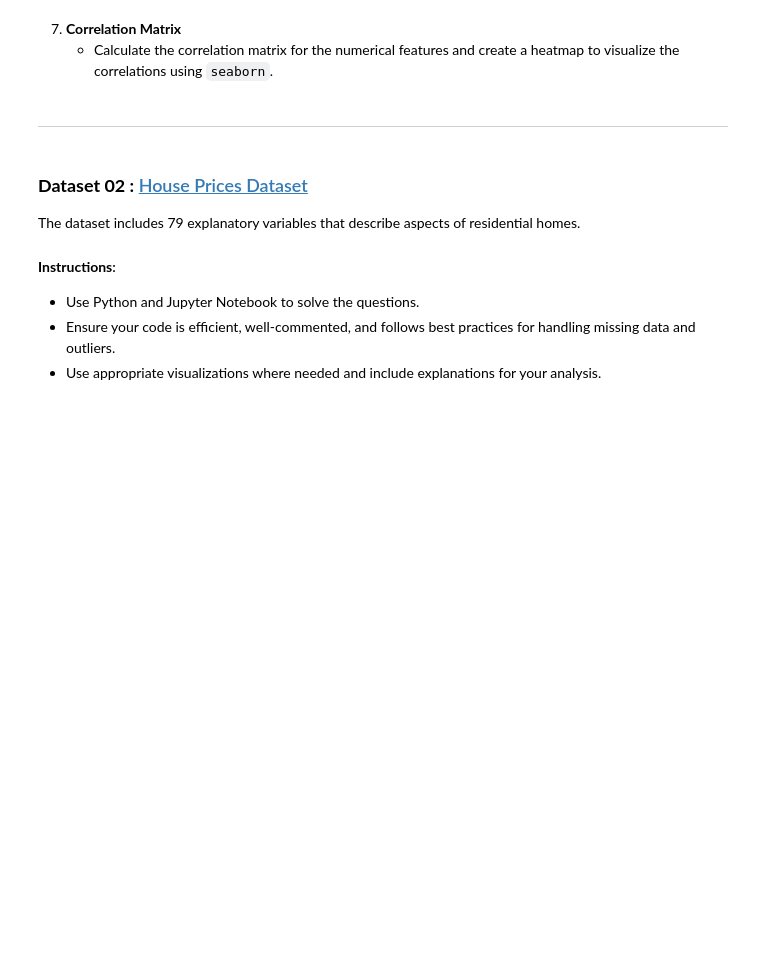
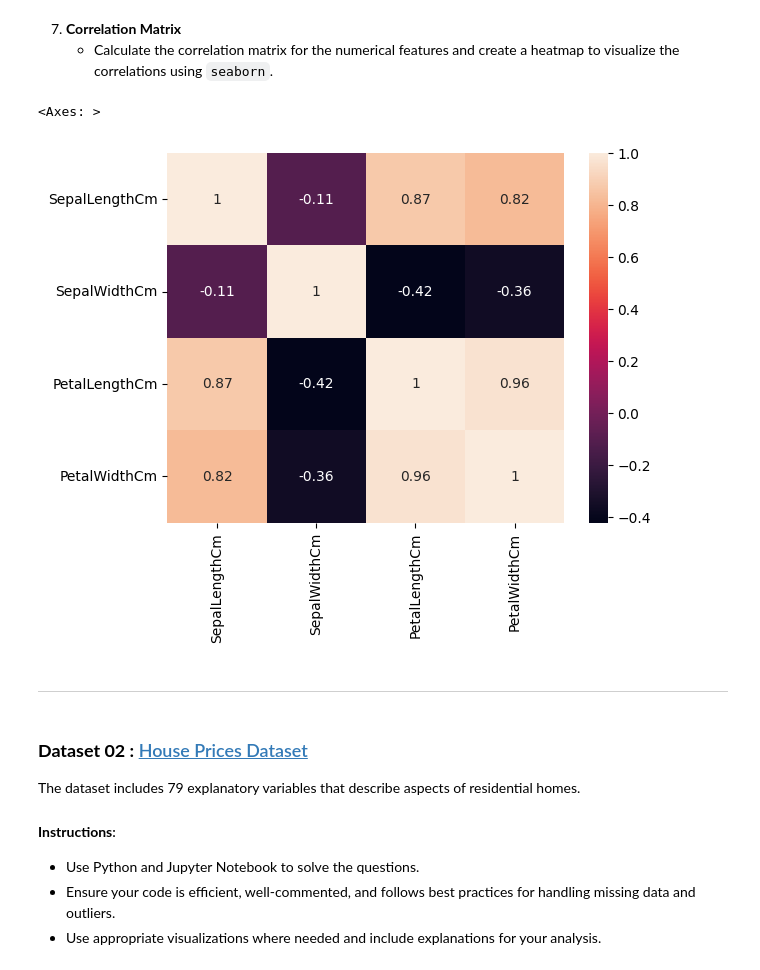
Before and after one commit to Ankitsubd/Datascience, a Jupyter notebook: Assignment/Assignment-07_Feb28.ipynb, the cells around one changed output. Drawn from its saved outputs; the diff is of its cells as text; code cells hidden in the pictures; blank space fills up the shorter version.

```diff
--- a/Assignment/Assignment-07_Feb28.ipynb
+++ b/Assignment/Assignment-07_Feb28.ipynb
@@ -9,3 +9,9 @@ Use the [Iris Species dataset](https://www.kaggle.com/uciml/iris) from Kaggle, w
 1. **Importing the Dataset:**
    - Load the dataset into a pandas DataFrame.
    - Display the first 5 rows of the dataset.
+# %%
+import pandas as pd
+
+iris_data = pd.read_csv("Iris.csv", index_col=0)
+
+iris_data.head()
@@ -25,3 +134,9 @@ Use the [Iris Species dataset](https://www.kaggle.com/uciml/iris) from Kaggle, w
 # %% [markdown]
 5. **Creating New Columns:**
    - Create a new column called `sepal_petal_ratio` which is the ratio of `sepal_length` to `petal_length`.
+# %%
+# Creating New Columns:
+
+Sepal_Petal_ratio = iris_data['SepalLengthCm'] / iris_data['PetalLengthCm']
+iris_data['Sepal_Petal_ratio'] = Sepal_Petal_ratio
+print(iris_data.head(10))
@@ -37,6 +189,15 @@ Use the [Iris Species dataset](https://www.kaggle.com/uciml/iris) from Kaggle, w
 
 7. **Correlation Matrix**
    - Calculate the correlation matrix for the numerical features and create a heatmap to visualize the correlations using `seaborn`.
+# %%
+import seaborn as sns
+correlation_matix = iris_data.corr(numeric_only= True)
+correlation_matix
+
+sns.heatmap(correlation_matix, annot= True)
+# %% [output]
+<Axes: >
+[figure, added]
 # %% [markdown]
 ---
 # %% [markdown]
```
Also changed, not shown: parts of 17 cells of this notebook, 16 other files.
